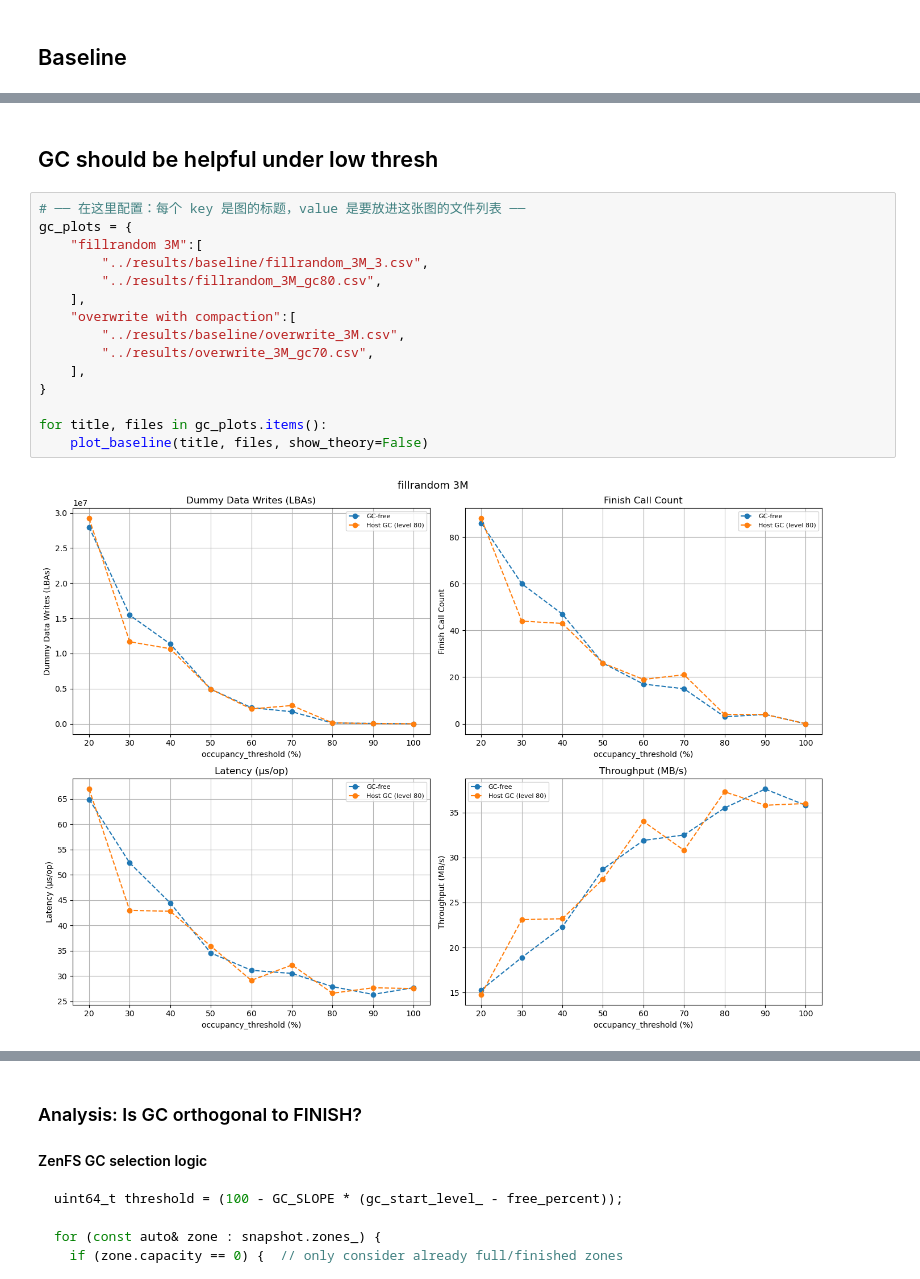
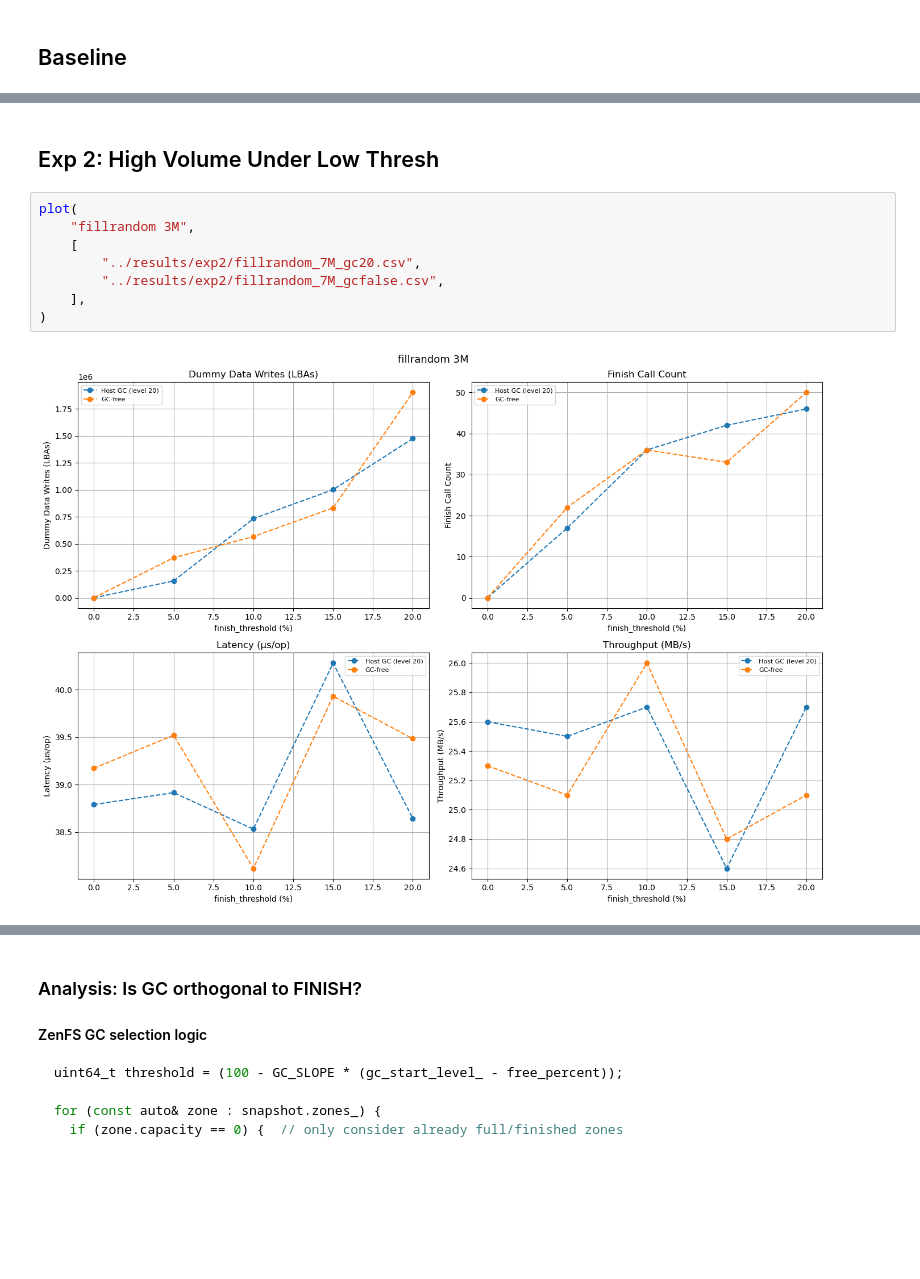
Before and after one commit to Nanat1/CS561_GC_Research, a Jupyter notebook: analysis/dlwa_analysis.ipynb, the cells around one changed output, grey strips where cells are left out. Drawn from its saved outputs; the diff is of its cells as text; blank space fills up the shorter version.

```diff
--- a/analysis/dlwa_analysis.ipynb
+++ b/analysis/dlwa_analysis.ipynb
@@ -194,19 +142,12 @@ for title, files in baseline_plots.items():
 # %% [markdown]
-## GC should be helpful under low thresh
+## Exp 2: High Volume Under Low Thresh
 # %%
-# ── 在这里配置：每个 key 是图的标题，value 是要放进这张图的文件列表 ──
-gc_plots = {
-    "fillrandom 3M":[
-        "../results/baseline/fillrandom_3M_3.csv",
-        "../results/fillrandom_3M_gc80.csv",
+plot(
+    "fillrandom 3M",
+    [
+        "../results/exp2/fillrandom_7M_gc20.csv",
+        "../results/exp2/fillrandom_7M_gcfalse.csv",
     ],
-    "overwrite with compaction":[
-        "../results/baseline/overwrite_3M.csv",
-        "../results/overwrite_3M_gc70.csv",
-    ],
-}
-
-for title, files in gc_plots.items():
-    plot_baseline(title, files, show_theory=False)
+)
 # %% [output]
-[figure, old version]
+[figure, new version]
```
Also changed, not shown: parts of 19 cells of this notebook, 5 other files.
